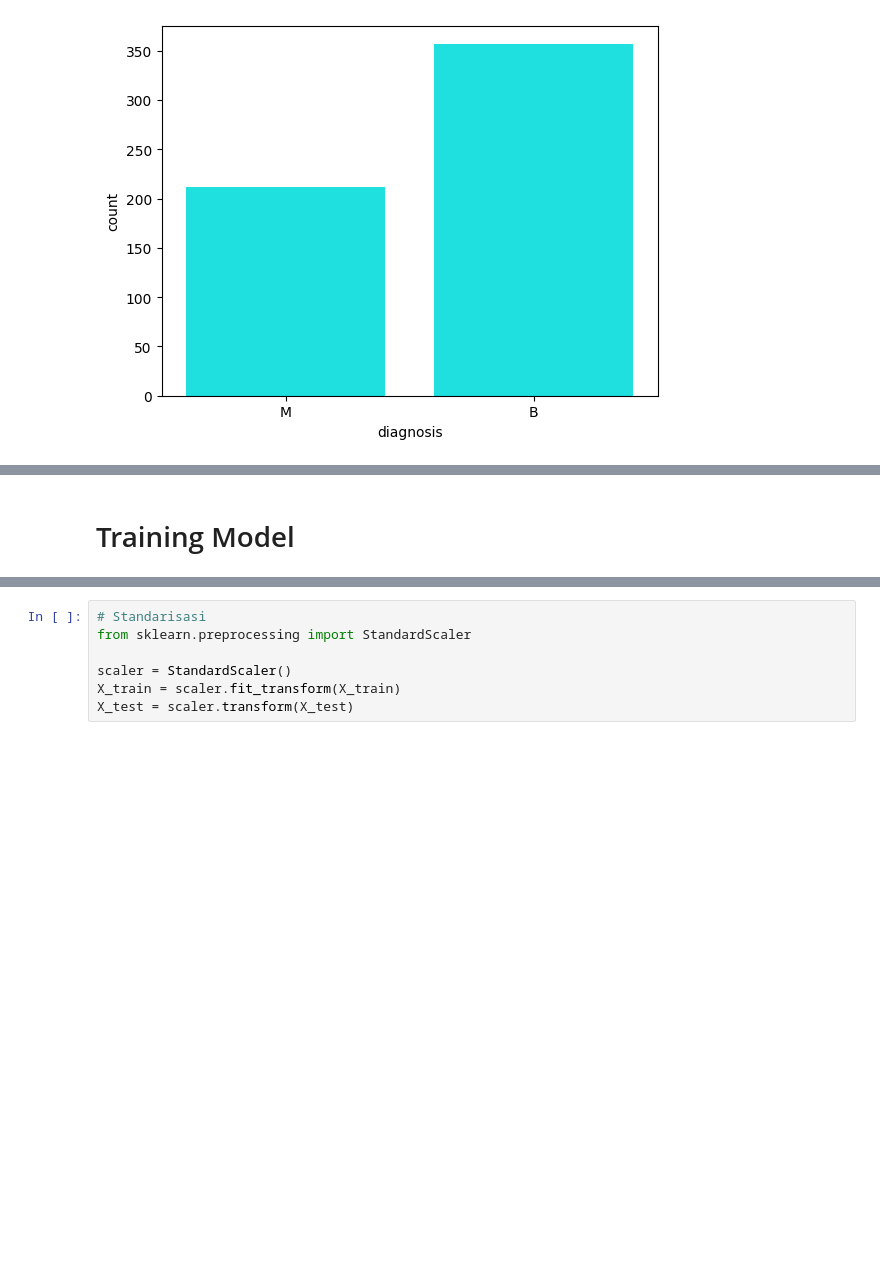
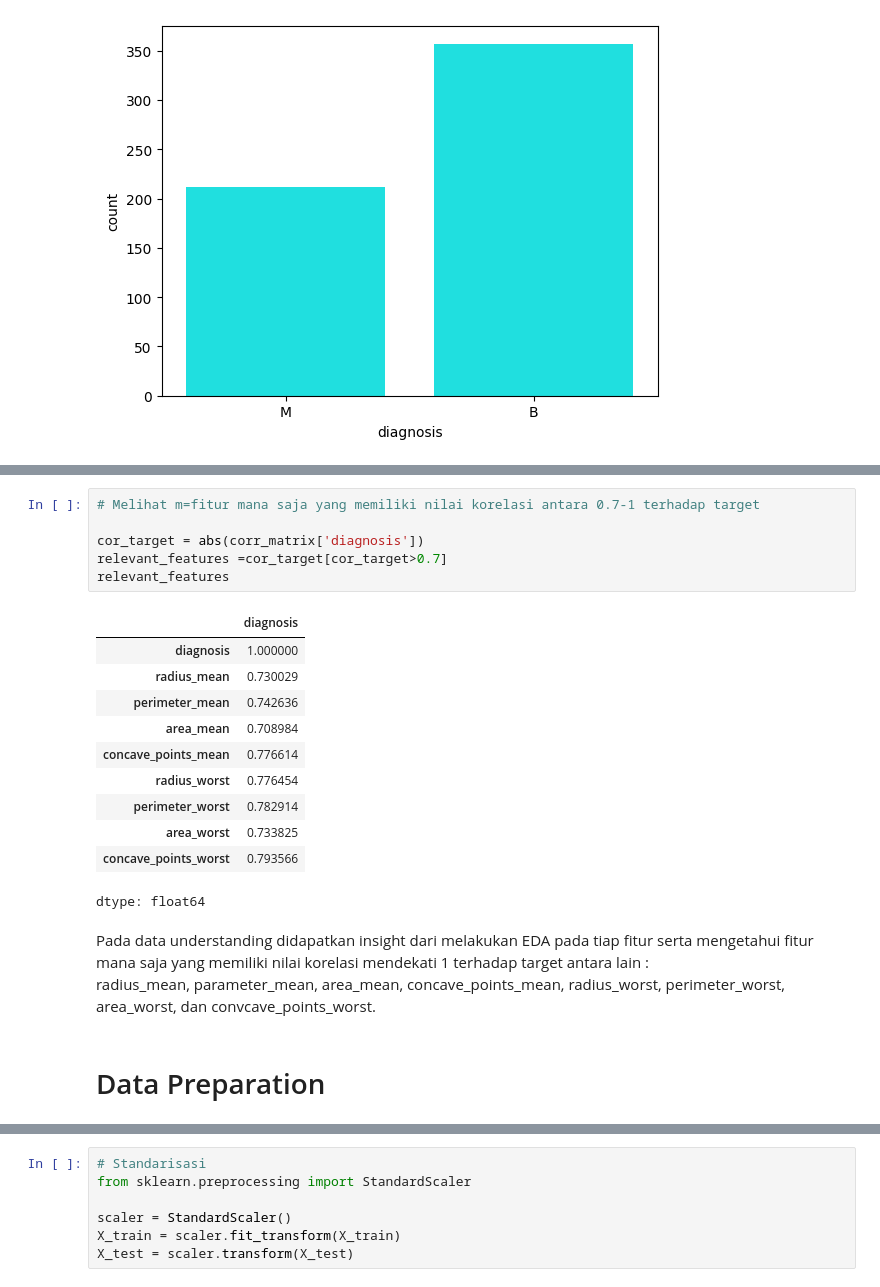
Before and after one commit to marsellavindriani/ML-Terapan_Submission, a Jupyter notebook: Submission_1.ipynb, the cells around one changed output, grey strips where cells are left out. Saved outputs shown, nothing was run; the diff lists cells and outputs as text; blank space fills up the shorter version.

```diff
--- a/Submission_1.ipynb
+++ b/Submission_1.ipynb
@@ -188,2 +232,23 @@ plt.show()
-# %% [markdown]
-# Training Model
+# %%
+# Melihat m=fitur mana saja yang memiliki nilai korelasi antara 0.7-1 terhadap target
+
+cor_target = abs(corr_matrix['diagnosis'])
+relevant_features =cor_target[cor_target>0.7]
+relevant_features
+# %% [output]
+|  | diagnosis |
+| diagnosis | 1.000000 |
+| radius_mean | 0.730029 |
+| perimeter_mean | 0.742636 |
+| area_mean | 0.708984 |
+| concave_points_mean | 0.776614 |
+| radius_worst | 0.776454 |
+| perimeter_worst | 0.782914 |
+| area_worst | 0.733825 |
+| concave_points_worst | 0.793566 |
+dtype: float64
+# %% [markdown]
+Pada data understanding didapatkan insight dari melakukan EDA pada tiap fitur serta mengetahui fitur mana saja yang memiliki nilai korelasi mendekati 1 terhadap target antara lain :
+radius_mean, parameter_mean, area_mean, concave_points_mean, radius_worst, perimeter_worst, area_worst, dan convcave_points_worst.
+# %% [markdown]
+# Data Preparation
```
Also changed, not shown: parts of 57 cells of this notebook.
